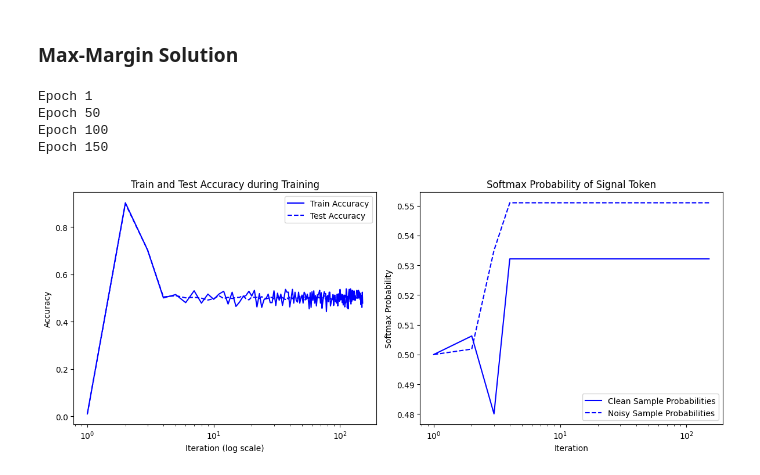
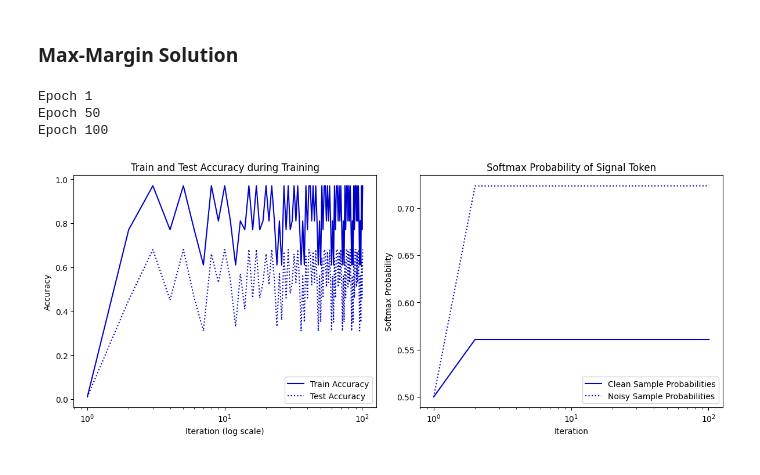
Before and after one commit to Albeenee/benign_overfitting_in_single_head_attention, a Jupyter notebook: Benign_overfitting.ipynb, the cells around one changed output. Cells and saved outputs as stored; diff of their text form; code cells hidden in the pictures.

```diff
--- a/Benign_overfitting.ipynb
+++ b/Benign_overfitting.ipynb
@@ -77,26 +80,26 @@ Epoch 150
 ### Max-Margin Solution
 # %%
 # Parameters
-r = np.sqrt(d)
-R = np.sqrt(d)
+r = d
+R = d
 margin_lambda = 1.0
 # %%
 model_max_margin = SingleHeadAttention(d).to(device)
 optimizer_max_margin = torch.optim.SGD(model_max_margin.parameters(), lr=beta)
 
 train_accs, test_accs, clean_proba, noisy_proba = train_with_max_margin(model_gradient_descent,
                                                                         optimizer_gradient_descent,
                                                                         X_train,
                                                                         y_train,
                                                                         X_test,
                                                                         y_test,
                                                                         clean_indices_train,
-                                                                        noisy_indices_train, (r,R))
+                                                                        noisy_indices_train, (r,R),
+                                                                        num_steps=100)
 
 plot_metrics([train_accs], [test_accs], [clean_proba], [noisy_proba])
 # %% [output]
 Epoch 1
 Epoch 50
 Epoch 100
-Epoch 150
-[figure, old version]
+[figure, new version]
```
Also changed, not shown: parts of 5 cells of this notebook, 3 other files.
